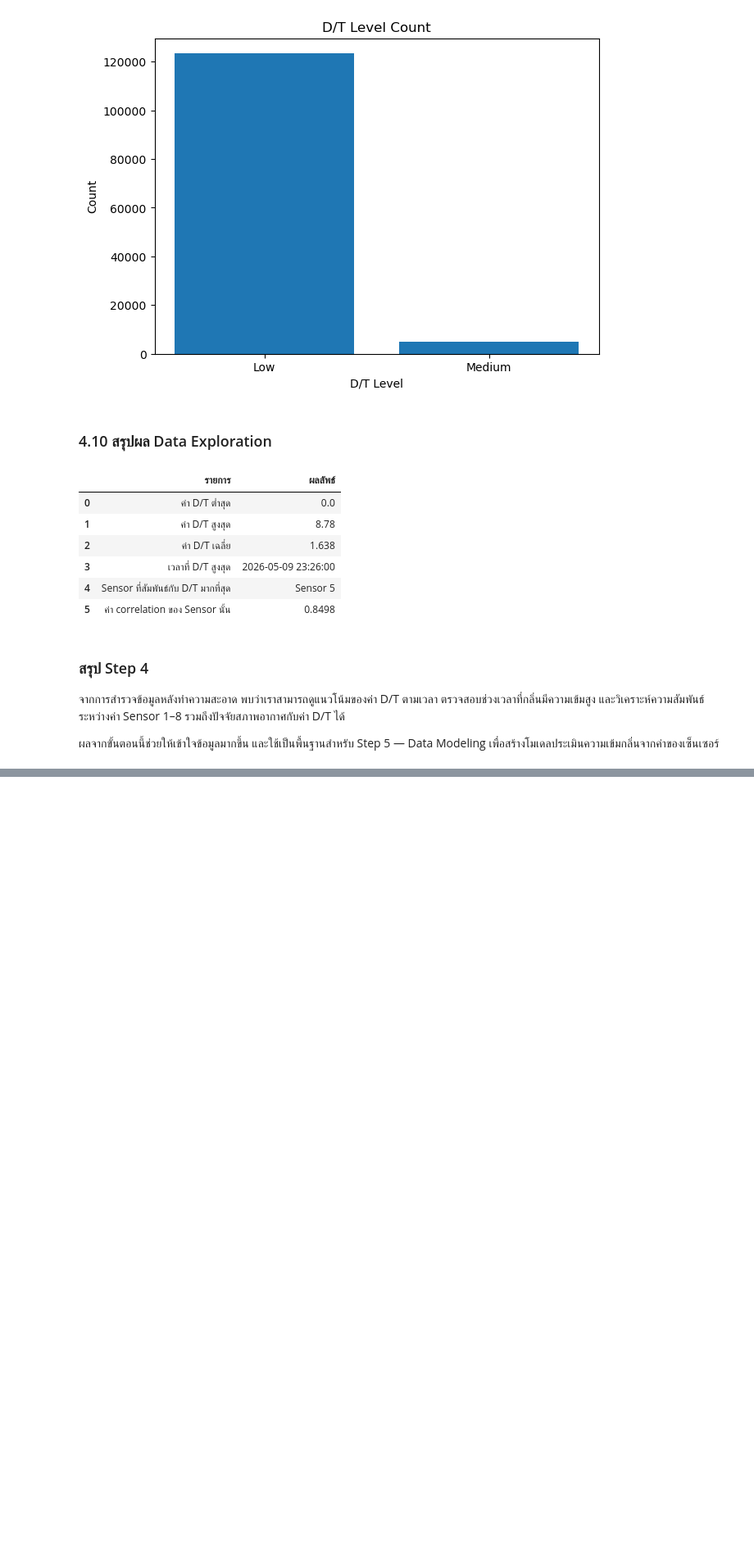
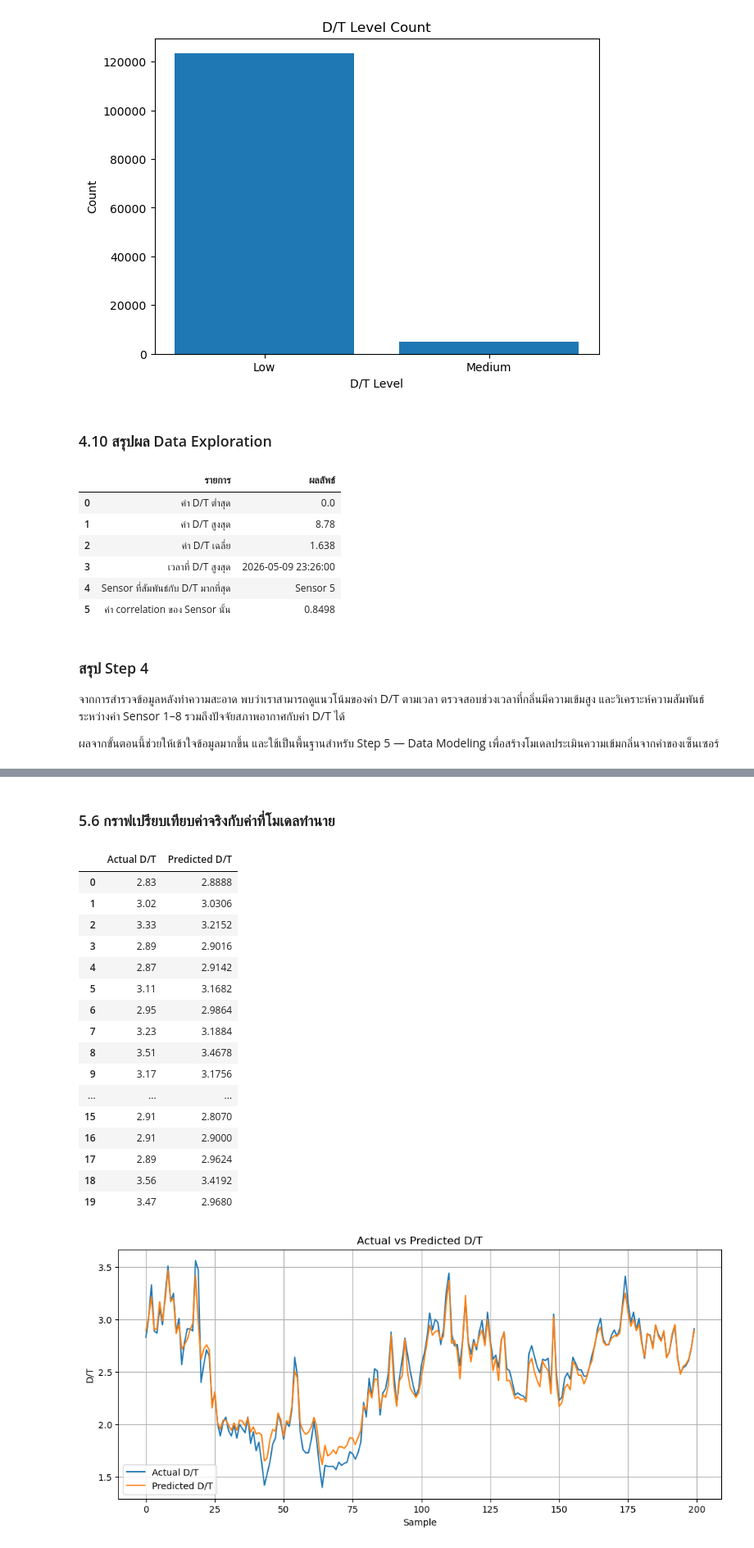
Before and after one commit to Panussu/HackathonGroup3, a Jupyter notebook: enose_analysis.ipynb, the cells around one changed output, grey strips where cells are left out. Shown at 82% size. Saved outputs shown, nothing was run; the diff lists cells and outputs as text; code cells hidden in the pictures; blank space fills up the shorter version.

```diff
--- a/enose_analysis.ipynb
+++ b/enose_analysis.ipynb
@@ -1009,0 +1199,13 @@ display(explore_summary)
+# %%
+model_results = pd.DataFrame({
+    "Model": ["Linear Regression", "Random Forest"],
+    "MAE": [linear_mae, rf_mae],
+    "RMSE": [linear_rmse, rf_rmse],
+    "R2": [linear_r2, rf_r2]
+})
+
+display(model_results)
+
+best_model_name = model_results.sort_values("RMSE").iloc[0]["Model"]
+
+print(f"โมเดลที่ให้ค่า RMSE ต่ำที่สุดคือ: {best_model_name}")
@@ -1009,0 +1217,44 @@ display(explore_summary)
+# %% [markdown]
+### 5.6 กราฟเปรียบเทียบค่าจริงกับค่าที่โมเดลทำนาย
+# %%
+# เลือก prediction จากโมเดลที่ดีที่สุด
+if best_model_name == "Random Forest":
+    best_pred = y_pred_rf
+else:
+    best_pred = y_pred_linear
+
+compare_df = pd.DataFrame({
+    "Actual D/T": y_test.values,
+    "Predicted D/T": best_pred
+})
+
+display(compare_df.head(20))
+
+plt.figure(figsize=(12, 5))
+plt.plot(compare_df["Actual D/T"].values[:200], label="Actual D/T")
+plt.plot(compare_df["Predicted D/T"].values[:200], label="Predicted D/T")
+plt.title("Actual vs Predicted D/T")
+plt.xlabel("Sample")
+plt.ylabel("D/T")
+plt.legend()
+plt.grid(True)
+plt.show()
+# %% [output]
+|  | Actual D/T | Predicted D/T |
+| 0 | 2.83 | 2.8888 |
+| 1 | 3.02 | 3.0306 |
+| 2 | 3.33 | 3.2152 |
+| 3 | 2.89 | 2.9016 |
+| 4 | 2.87 | 2.9142 |
+| 5 | 3.11 | 3.1682 |
+| 6 | 2.95 | 2.9864 |
+| 7 | 3.23 | 3.1884 |
+| 8 | 3.51 | 3.4678 |
+| 9 | 3.17 | 3.1756 |
+| ... | ... | ... |
+| 15 | 2.91 | 2.8070 |
+| 16 | 2.91 | 2.9000 |
+| 17 | 2.89 | 2.9624 |
+| 18 | 3.56 | 3.4192 |
+| 19 | 3.47 | 2.9680 |
+[figure, added]
```
Also changed, not shown: parts of 27 cells of this notebook.
